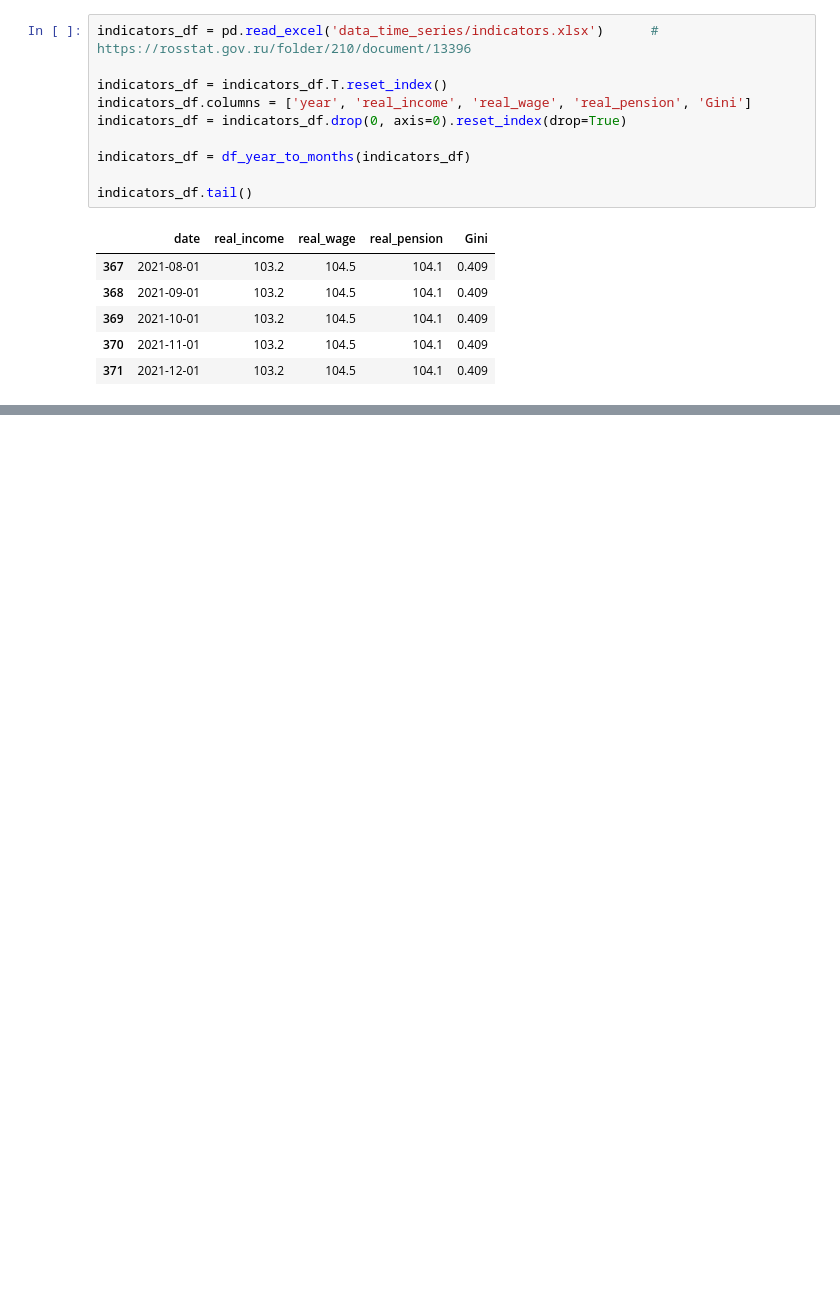
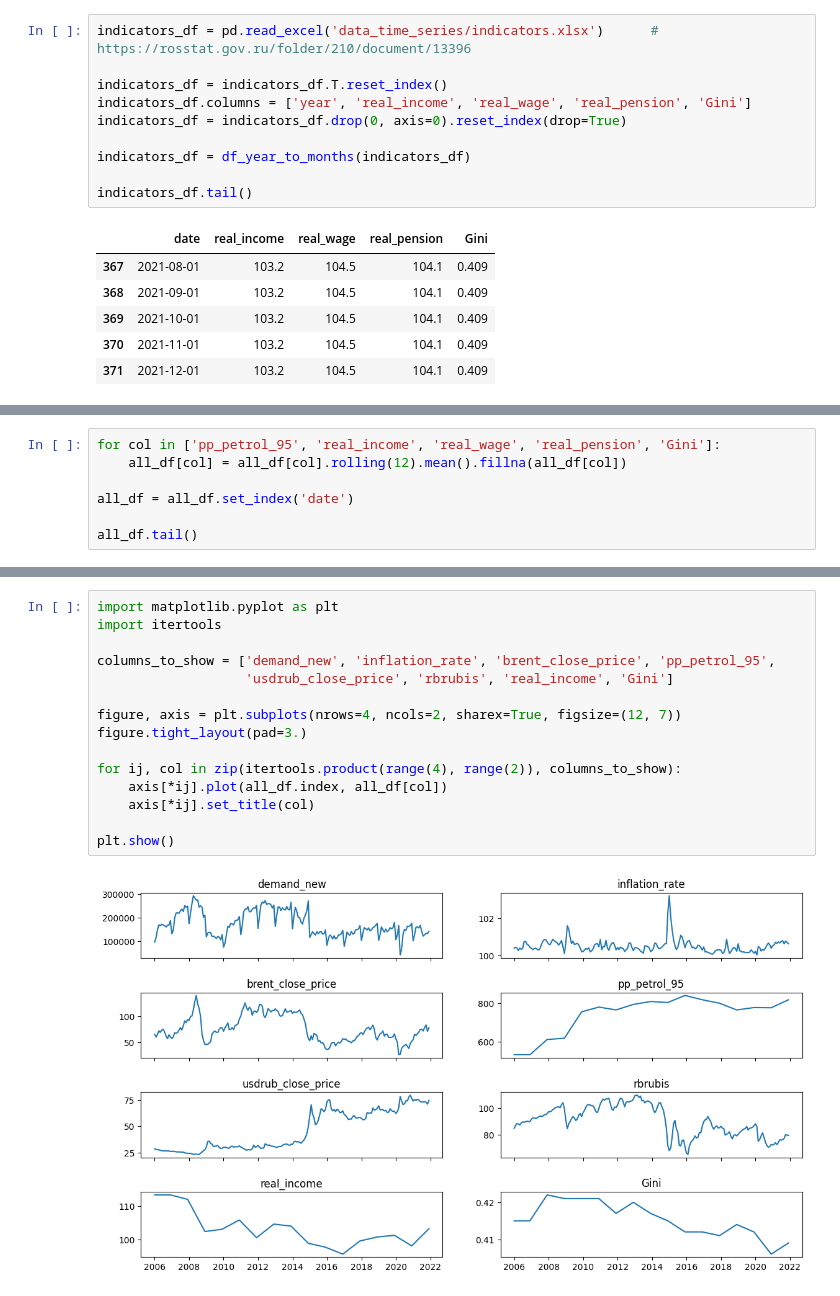
Before and after one commit to VladislavBalabaev/spatial_analysis, a Jupyter notebook: time_series.ipynb, the cells around one changed output, grey strips where cells are left out. Cells and saved outputs as stored; diff of their text form; blank space fills up the shorter version.

```diff
--- a/time_series.ipynb
+++ b/time_series.ipynb
@@ -198,0 +178,7 @@ all_df
+# %%
+for col in ['pp_petrol_95', 'real_income', 'real_wage', 'real_pension', 'Gini']:
+    all_df[col] = all_df[col].rolling(12).mean().fillna(all_df[col])
+
+all_df = all_df.set_index('date')
+
+all_df.tail()
@@ -198,0 +193,17 @@ all_df
+# %%
+import matplotlib.pyplot as plt
+import itertools
+
+columns_to_show = ['demand_new', 'inflation_rate', 'brent_close_price', 'pp_petrol_95',
+                   'usdrub_close_price', 'rbrubis', 'real_income', 'Gini']
+
+figure, axis = plt.subplots(nrows=4, ncols=2, sharex=True, figsize=(12, 7))
+figure.tight_layout(pad=3.)
+
+for ij, col in zip(itertools.product(range(4), range(2)), columns_to_show):
+    axis[*ij].plot(all_df.index, all_df[col])
+    axis[*ij].set_title(col)
+
+plt.show()
+# %% [output]
+[figure, added]
```
Also changed, not shown: parts of 13 cells of this notebook, 1 other file.
